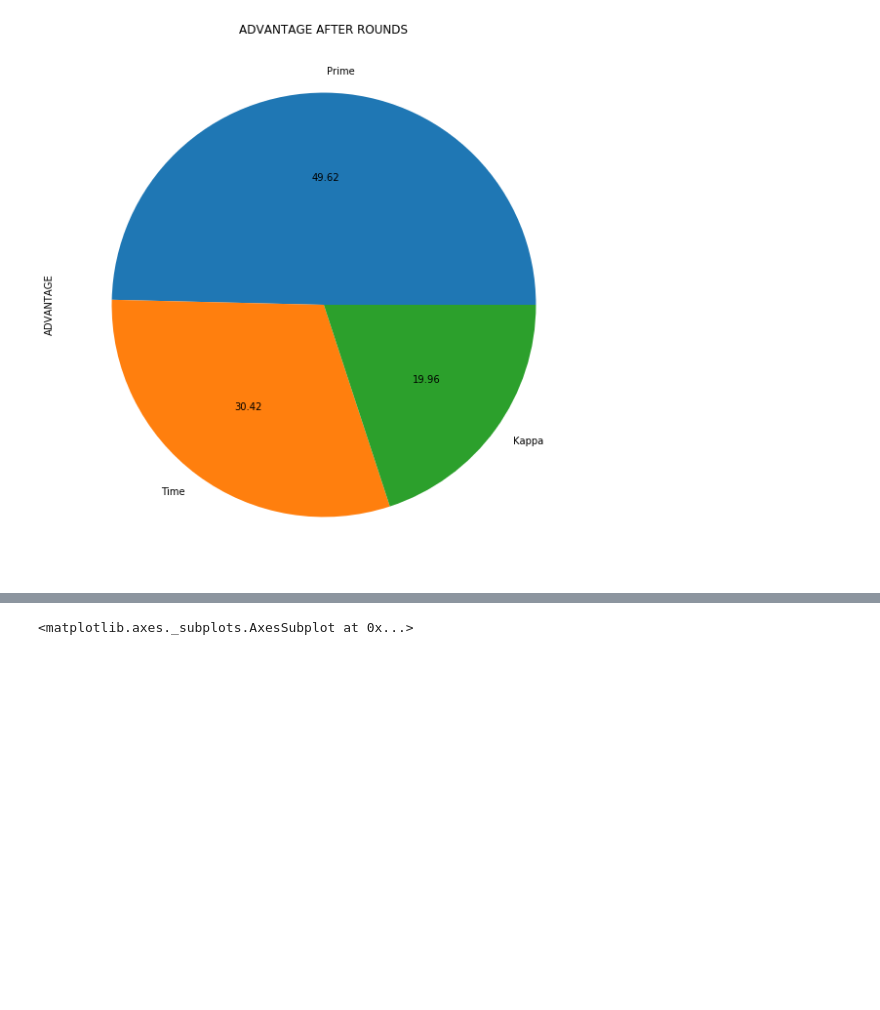
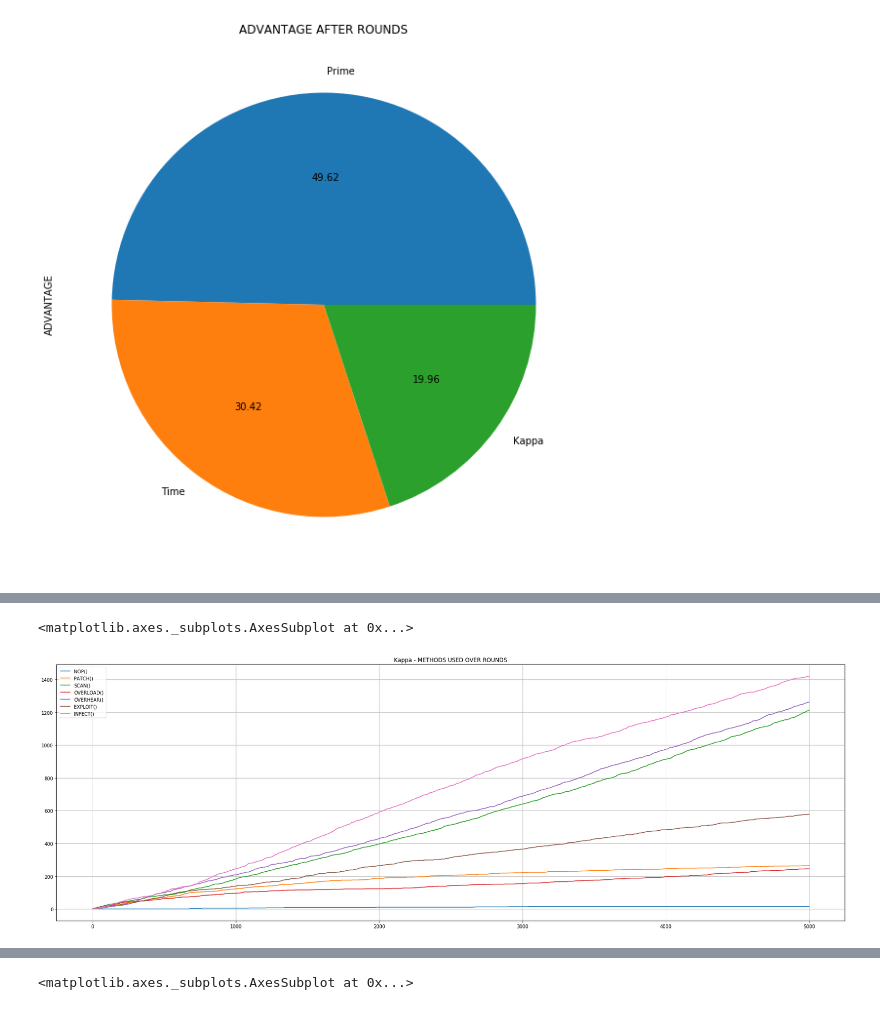
Before and after one commit to devdo-eu/capturenetwork, a Jupyter notebook: games/insight.ipynb, the cells around one changed output, grey strips where cells are left out. Cells and saved outputs as stored; diff of their text form; code cells hidden in the pictures; blank space fills up the shorter version.

```diff
--- a/games/insight.ipynb
+++ b/games/insight.ipynb
@@ -84,0 +124,10 @@ df = pd.read_json(json.dumps(bot))
+# %%
+s = pd.Series(df['METHS_OVER_ROUNDS'][name2])
+s = pd.DataFrame({'NOP()': s['NOP()'], 'PATCH()': s['PATCH()'],
+                  'SCAN()': s['SCAN()'], 'OVERLOAD()': s['OVERLOAD()'],
+                 'OVERHEAR()':s['OVERHEAR()'], 'EXPLOIT()': s['EXPLOIT()'],
+                 'INFECT()': s['INFECT()']})
+s.plot(figsize=(30, 10), grid=True, title=f"{name2} - METHODS USED OVER ROUNDS")
+# %% [output]
+<matplotlib.axes._subplots.AxesSubplot at 0x...>
+[figure, added]
```
Also changed, not shown: parts of 5 cells of this notebook.
